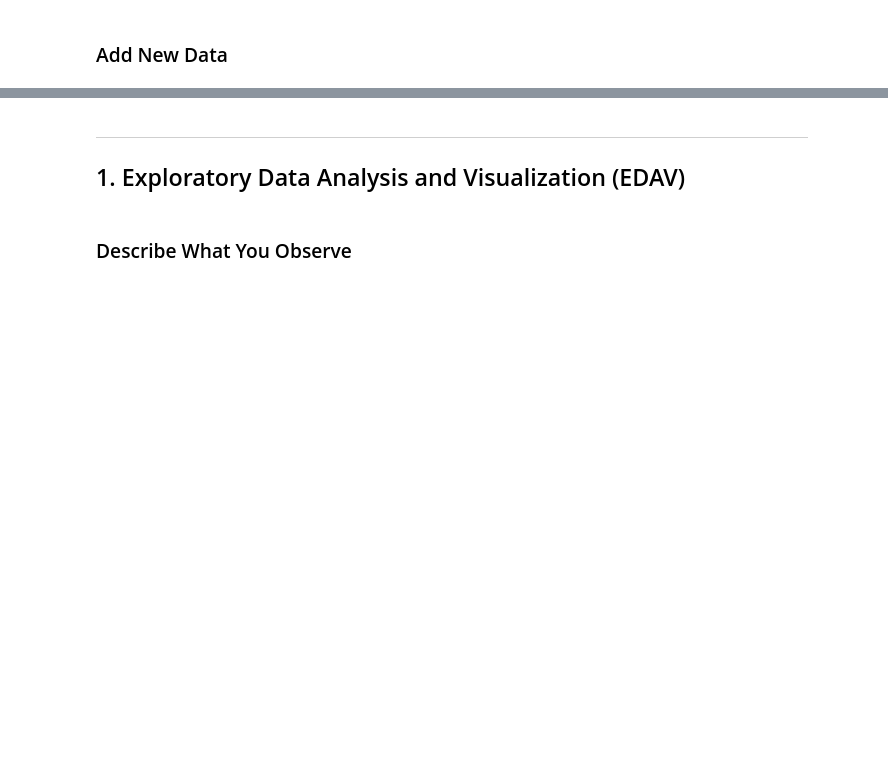
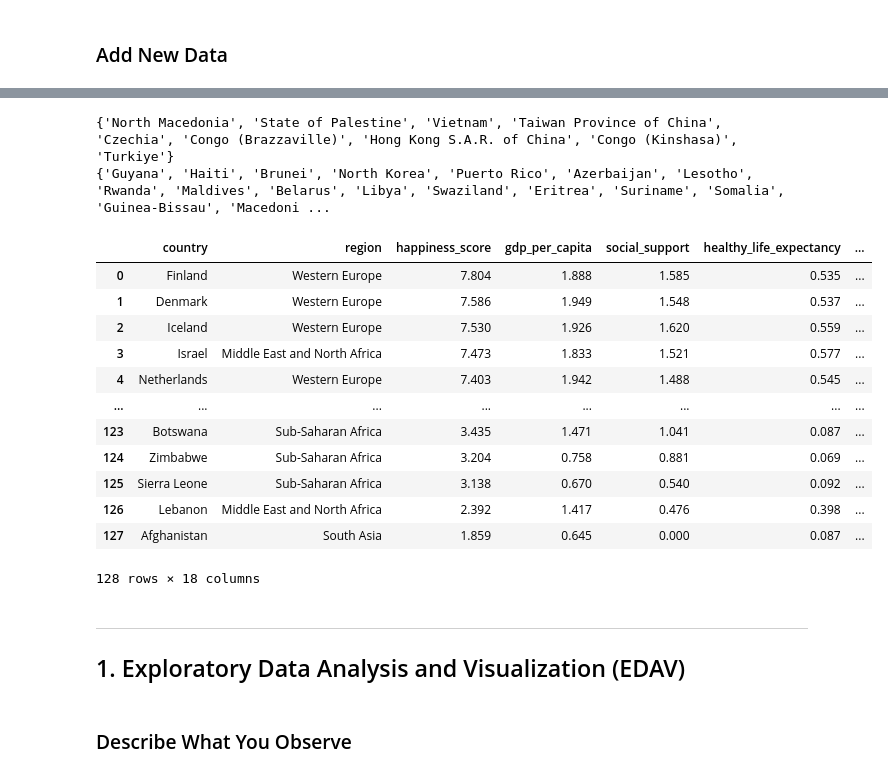
Before and after one commit to lindsayvarzz/AML_Project_1, a Jupyter notebook: Project_1.ipynb, the cells around one changed output, grey strips where cells are left out. Cells and saved outputs as stored; diff of their text form; code cells hidden in the pictures; blank space fills up the shorter version.

```diff
--- a/Project_1.ipynb
+++ b/Project_1.ipynb
@@ -123,3 +174,24 @@ whr_df
+# %%
+#Convert the regression target ('happiness_score") into classification labels
+#We'll use quartiles to create 4 happiness categroies: Very Low, Low, High, Very High
+
+#Define quartiles
+whr_df['happiness_category'] = pd.qcut(whr_df['happiness_score'],
+                                       q=5,
+                                       labels=['Very Low', 'Low', 'Average', 'High', 'Very High'])
+
+#Select features and target
+X = whr_df.drop(columns=['happiness_score','happiness_category'])
+y = whr_df['happiness_category']
+
+#note for self: we drop the target variables in X because we want to use features only to predict target. This notation for X means everything BUT the dropped target variables
+
+#Split into train and test sets:
+X_train, X_test, y_train, y_test = train_test_split(X, y, test_size=0.3, random_state=432, stratify=y)
+
+#Convert y_train and y_test to numerical labels
+y_train_labels = y_train.astype('category').cat.codes
+#y_test_labels = ## Complete in a similar manner as above. TODO
 # %%
 # Convert the regression target ('happiness_score') into classification labels
 # We'll use quartiles to create 4 happiness categories: Very Low, Low, High, Very High
@@ -162,3 +252,35 @@ countrydata.head()
+# %%
+common_countries = set(whr_df_sorted["country"]) & set(countrydata_sorted["country_name"])
+len(common_countries), sorted(common_countries)
+
+only_in_df1 = set(whr_df_sorted["country"]) - set(countrydata_sorted["country_name"])
+onlye_in_df2 = set(countrydata_sorted["country_name"]) - set(whr_df_sorted["country"])
+print(only_in_df1)
+print(onlye_in_df2)
+
+#so there's some issues here with capitalization, so maybe lowercase everything before merge
+
+#to make a modeling-ready dataset, I should only include countries that are present in both datasets
+#How to treat multiple areas of Congo? and Hong Kong?
+# %% [output]
+{'North Macedonia', 'State of Palestine', 'Vietnam', 'Taiwan Province of China', 'Czechia', 'Congo (Brazzaville)', 'Hong Kong S.A.R. of China', 'Congo (Kinshasa)', 'Turkiye'}
+{'Guyana', 'Haiti', 'Brunei', 'North Korea', 'Puerto Rico', 'Azerbaijan', 'Lesotho', 'Rwanda', 'Maldives', 'Belarus', 'Libya', 'Swaziland', 'Eritrea', 'Suriname', 'Somalia', 'Guinea-Bissau', 'Macedoni ...
+# %%
+pd.merge(whr_df, countrydata, left_on='country', right_on='country_name', how='inner')
+# %% [output]
+|  | country | region | happiness_score | gdp_per_capita | social_support | healthy_life_expectancy | ... |
+| 0 | Finland | Western Europe | 7.804 | 1.888 | 1.585 | 0.535 | ... |
+| 1 | Denmark | Western Europe | 7.586 | 1.949 | 1.548 | 0.537 | ... |
+| 2 | Iceland | Western Europe | 7.530 | 1.926 | 1.620 | 0.559 | ... |
+| 3 | Israel | Middle East and North Africa | 7.473 | 1.833 | 1.521 | 0.577 | ... |
+| 4 | Netherlands | Western Europe | 7.403 | 1.942 | 1.488 | 0.545 | ... |
+| ... | ... | ... | ... | ... | ... | ... | ... |
+| 123 | Botswana | Sub-Saharan Africa | 3.435 | 1.471 | 1.041 | 0.087 | ... |
+| 124 | Zimbabwe | Sub-Saharan Africa | 3.204 | 0.758 | 0.881 | 0.069 | ... |
+| 125 | Sierra Leone | Sub-Saharan Africa | 3.138 | 0.670 | 0.540 | 0.092 | ... |
+| 126 | Lebanon | Middle East and North Africa | 2.392 | 1.417 | 0.476 | 0.398 | ... |
+| 127 | Afghanistan | South Asia | 1.859 | 0.645 | 0.000 | 0.087 | ... |
+128 rows × 18 columns
 # %%
 # Merge in new data to X_train and X_test by taking "country" from first table and "country_name" from 2nd table.
 # Also check which countries are common in both the datasets, and which type of merge will you perform for the best results.
```
Also changed, not shown: parts of 10 cells of this notebook.
